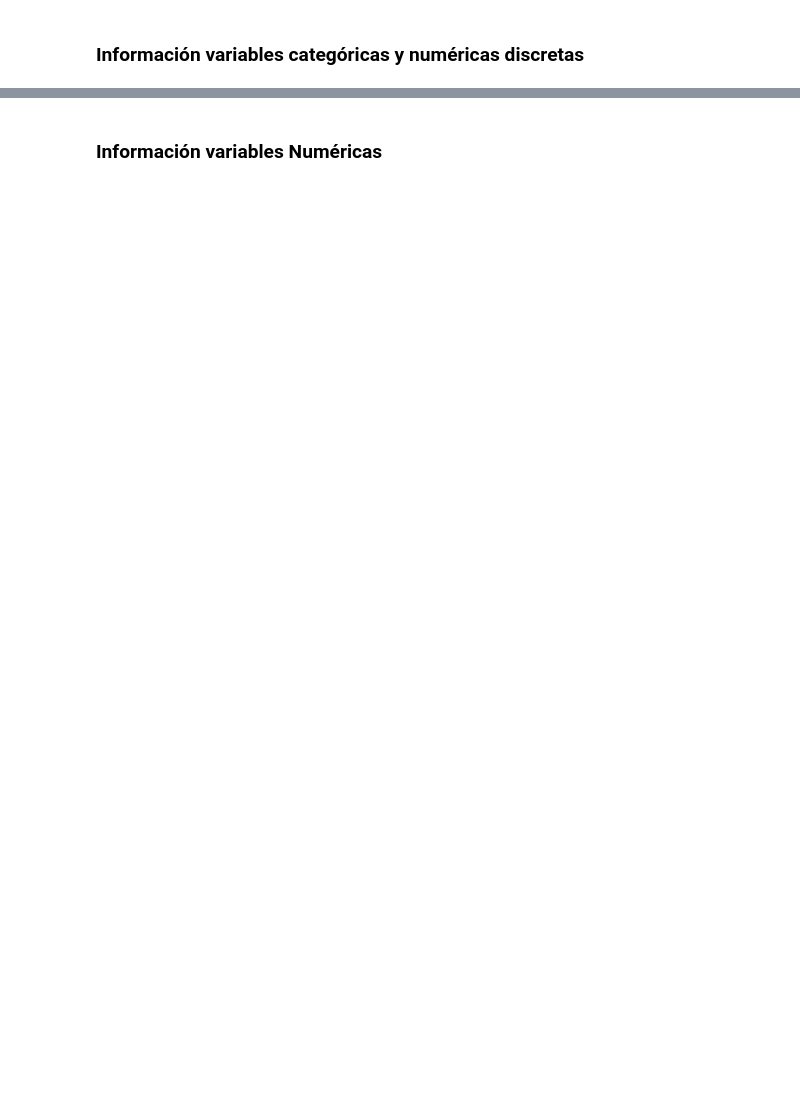
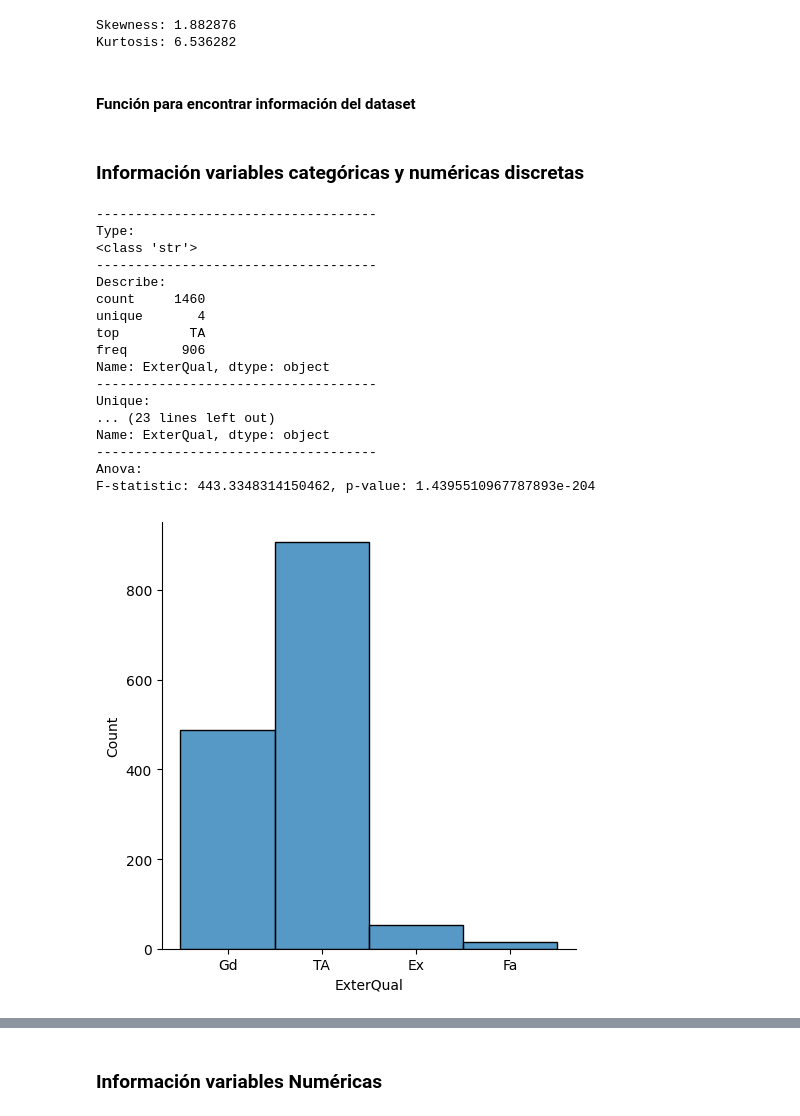
Before and after one commit to socrallacer/IA_DIPLOMA_SAMSUNG, a Jupyter notebook: MACHINE_LEARNING/SUPERVISED/PROYECTO/proyecto.ipynb, the cells around one changed output, grey strips where cells are left out. Cells and saved outputs as stored; diff of their text form; code cells hidden in the pictures; blank space fills up the shorter version.

```diff
--- a/MACHINE_LEARNING/SUPERVISED/PROYECTO/proyecto.ipynb
+++ b/MACHINE_LEARNING/SUPERVISED/PROYECTO/proyecto.ipynb
@@ -21,3 +30,12 @@ df_test = pd.read_csv('test.csv')
+# %%
+#skewness and kurtosis
+print("Skewness: %f" % df_train['SalePrice'].skew())
+print("Kurtosis: %f" % df_train['SalePrice'].kurt())
+# %% [output]
+Skewness: 1.882876
+Kurtosis: 6.536282
+# %% [markdown]
+#### Función para encontrar información del dataset
 # %%
 def mostrar_información(df, column):
     print("------------------------------------")
@@ -42,20 +60,39 @@ def mostrar_información(df, column):
 # %% [markdown]
 ### Información variables categóricas y numéricas discretas
 # %%
-varaible = 'Foundation'
+varaible = 'ExterQual'
 x_ = df_train[varaible]
 y_ = df_train['SalePrice']
 mostrar_información(df_train, varaible)
 #distribución de la variable x graficamente:
 sns.displot(x_)
 plt.show()
 sns.barplot(x=x_, y=y_)
 plt.xlabel(x_.name)
 plt.ylabel('Sale Price')
 plt.title('Sale Price by ' + x_.name)
 plt.show()
 sns.boxplot(x=x_, y=y_)
 plt.xlabel(x_.name)
 plt.ylabel('Sale Price')
 plt.title('Sale Price by ' + x_.name)
 plt.show()
+# %% [output]
+------------------------------------
+Type:
+<class 'str'>
+------------------------------------
+Describe:
+count     1460
+unique       4
+top         TA
+freq       906
+Name: ExterQual, dtype: object
+------------------------------------
+Unique:
+... (23 lines left out)
+Name: ExterQual, dtype: object
+------------------------------------
+Anova:
+F-statistic: 443.3348314150462, p-value: 1.4395510967787893e-204
+[figure, added]
```
Also changed, not shown: parts of 60 cells of this notebook, 7 other files.
